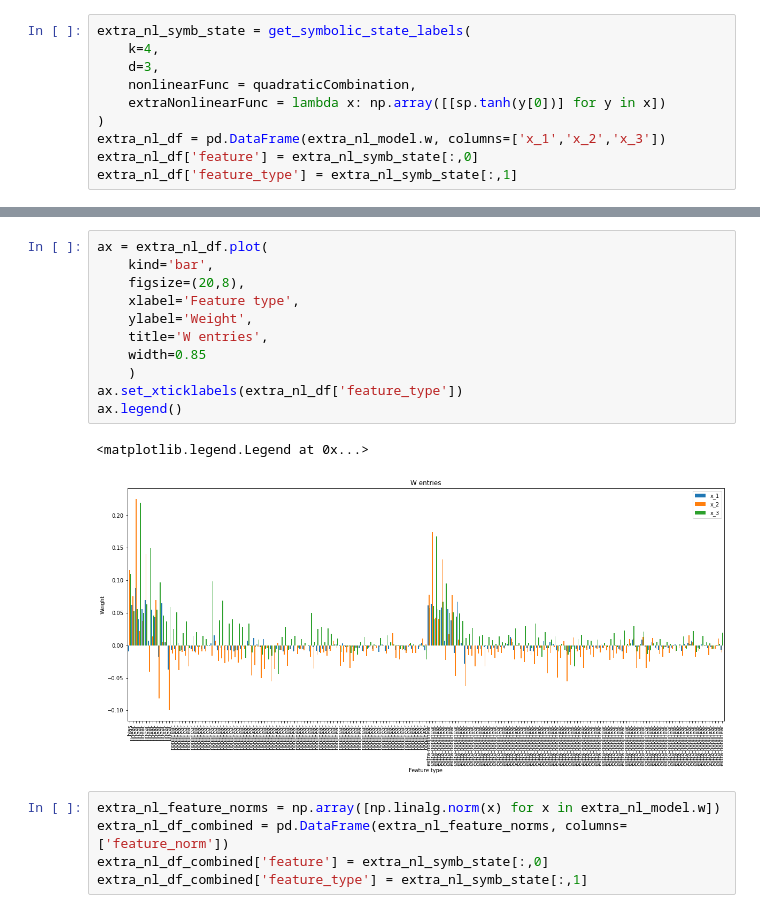
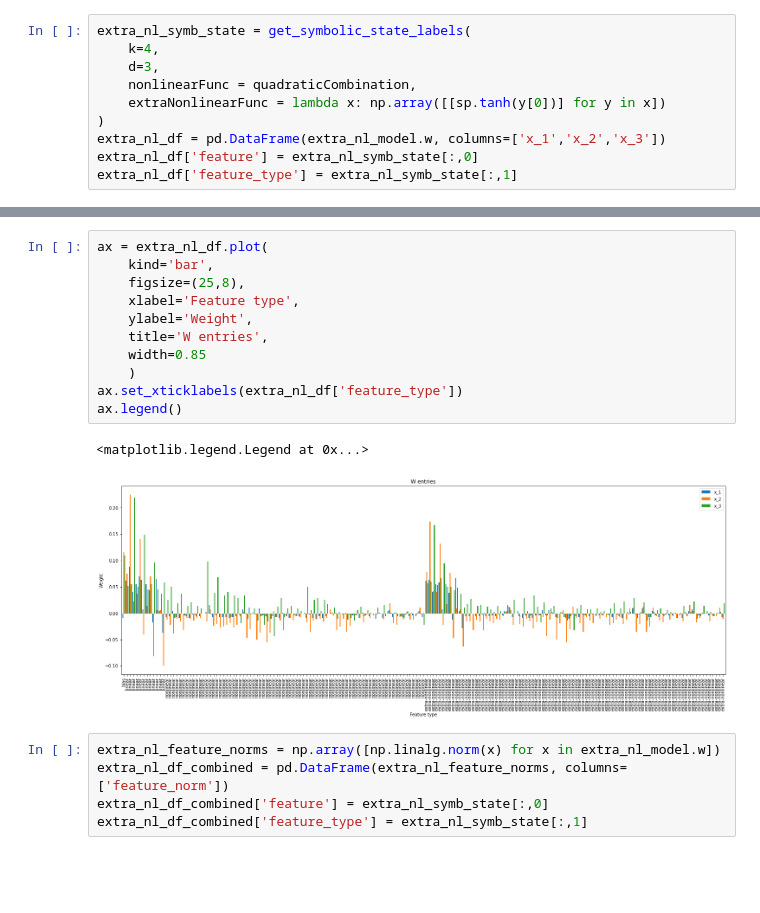
Before and after one commit to samuelhocking/chaotic-ml, a Jupyter notebook: NVAR-Wout-exploration.ipynb, the cells around one changed output, grey strips where cells are left out. Cells and saved outputs as stored; diff of their text form; blank space fills up the shorter version.

```diff
--- a/NVAR-Wout-exploration.ipynb
+++ b/NVAR-Wout-exploration.ipynb
@@ -542,17 +540,17 @@ ax.legend()
 # %%
 ax = extra_nl_df.plot(
     kind='bar',
-    figsize=(20,8),
+    figsize=(25,8),
     xlabel='Feature type',
     ylabel='Weight',
     title='W entries',
     width=0.85
     )
 ax.set_xticklabels(extra_nl_df['feature_type'])
 ax.legend()
 # %% [output]
 <matplotlib.legend.Legend at 0x...>
-[figure, old version]
+[figure, new version]
 # %%
 extra_nl_feature_norms = np.array([np.linalg.norm(x) for x in extra_nl_model.w])
 extra_nl_df_combined = pd.DataFrame(extra_nl_feature_norms, columns=['feature_norm'])
```
Also changed, not shown: parts of 7 cells of this notebook.
